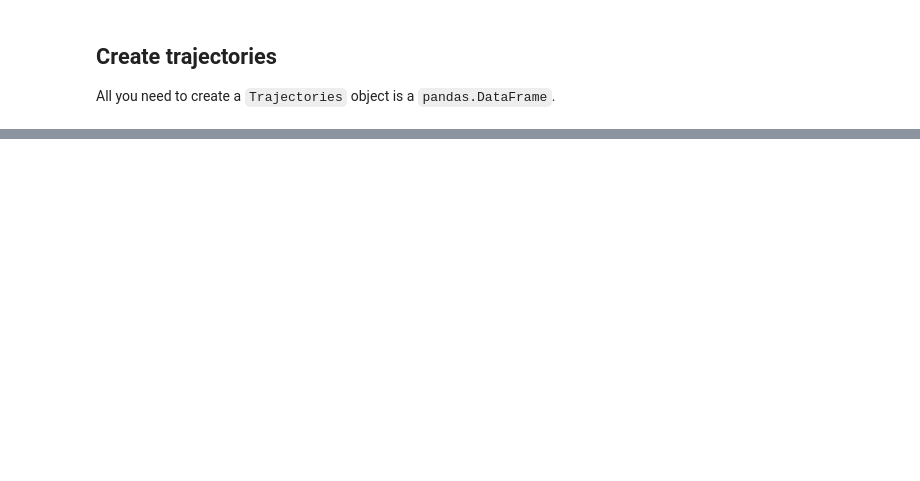
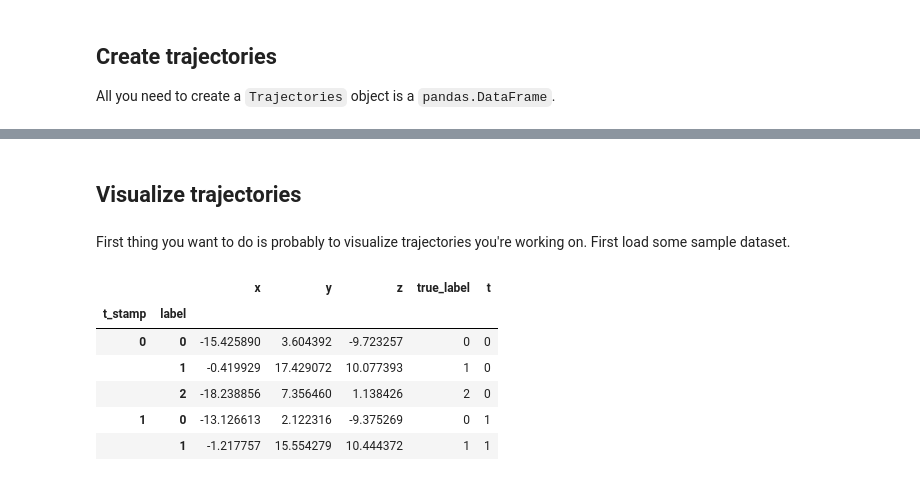
Before and after one commit to bnoi/scikit-tracker, a Jupyter notebook: doc/source/basics/trajectories.ipynb, the cells around one changed output, grey strips where cells are left out. Saved outputs shown, nothing was run; the diff lists cells and outputs as text; code cells hidden in the pictures; blank space fills up the shorter version.

```diff
--- a/doc/source/basics/trajectories.ipynb
+++ b/doc/source/basics/trajectories.ipynb
@@ -30,0 +43,18 @@ trajs.head()
+# %% [markdown]
+## Visualize trajectories
+# %% [markdown]
+First thing you want to do is probably to visualize trajectories you're working on. First load some sample dataset.
+# %%
+from sktracker import data
+
+trajs = data.with_gaps_df()
+trajs = Trajectories(trajs)
+trajs.head()
+# %% [output]
+|  |  | x | y | z | true_label | t |
+| t_stamp | label |  |  |  |  |  |
+| 0 | 0 | -15.425890 | 3.604392 | -9.723257 | 0 | 0 |
+|  | 1 | -0.419929 | 17.429072 | 10.077393 | 1 | 0 |
+|  | 2 | -18.238856 | 7.356460 | 1.138426 | 2 | 0 |
+| 1 | 0 | -13.126613 | 2.122316 | -9.375269 | 0 | 1 |
+|  | 1 | -1.217757 | 15.554279 | 10.444372 | 1 | 1 |
```
Also changed, not shown: parts of 13 cells of this notebook, 26 other files.
